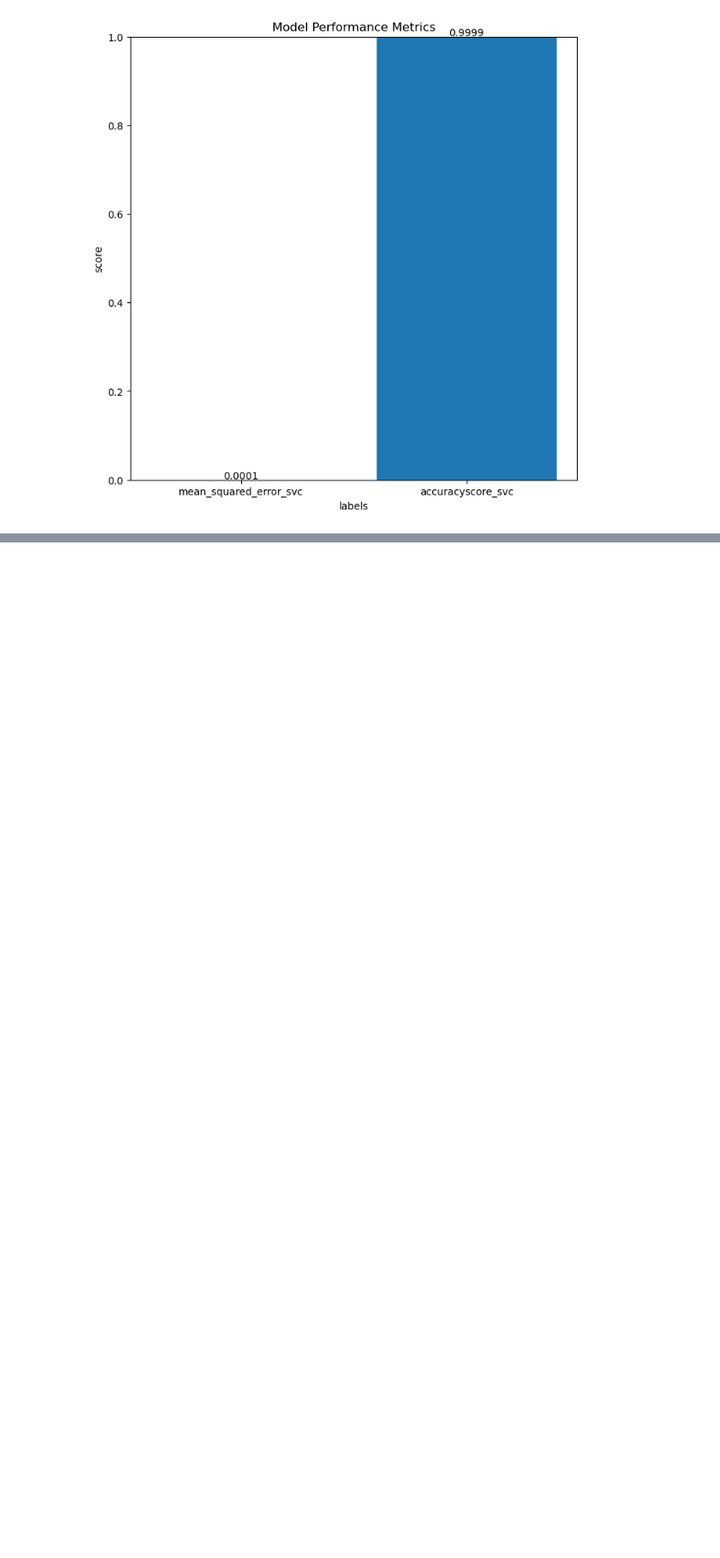
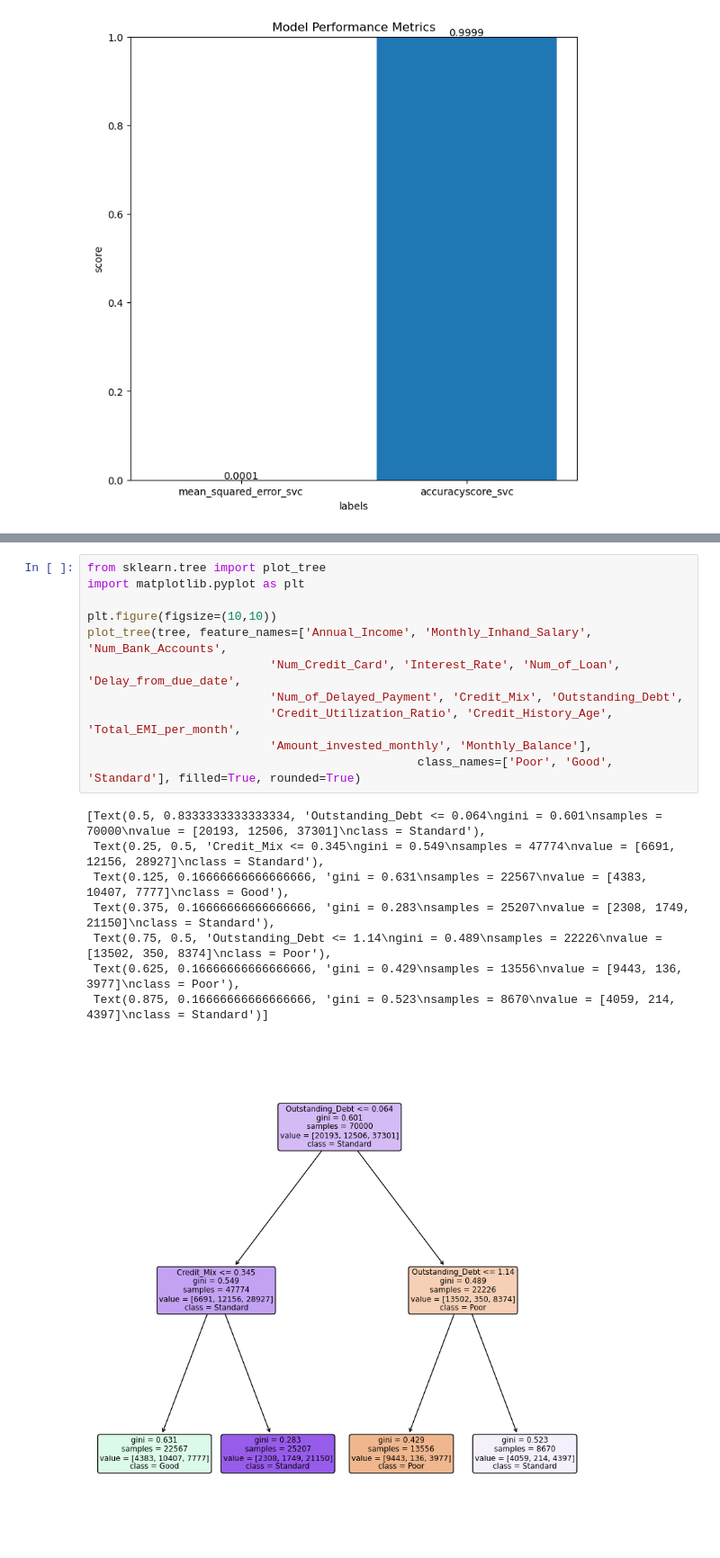
Before and after one commit to jagadabhijaswanth/Credit-Score-Classification-with-Machine-Learning, a Jupyter notebook: Credit-Score-Classification-with-Machine-Learning.ipynb, the cells around one changed output, grey strips where cells are left out. Shown at 90% size. Saved outputs shown, nothing was run; the diff lists cells and outputs as text; blank space fills up the shorter version.

```diff
--- a/Credit-Score-Classification-with-Machine-Learning.ipynb
+++ b/Credit-Score-Classification-with-Machine-Learning.ipynb
@@ -354,0 +428,20 @@ plt.show()
+# %%
+from sklearn.tree import plot_tree
+import matplotlib.pyplot as plt
+
+plt.figure(figsize=(10,10))
+plot_tree(tree, feature_names=['Annual_Income', 'Monthly_Inhand_Salary', 'Num_Bank_Accounts',
+                          'Num_Credit_Card', 'Interest_Rate', 'Num_of_Loan', 'Delay_from_due_date',
+                          'Num_of_Delayed_Payment', 'Credit_Mix', 'Outstanding_Debt',
+                          'Credit_Utilization_Ratio', 'Credit_History_Age', 'Total_EMI_per_month',
+                          'Amount_invested_monthly', 'Monthly_Balance'],
+                                               class_names=['Poor', 'Good', 'Standard'], filled=True, rounded=True)
+# %% [output]
+[Text(0.5, 0.8333333333333334, 'Outstanding_Debt <= 0.064\ngini = 0.601\nsamples = 70000\nvalue = [20193, 12506, 37301]\nclass = Standard'),
+ Text(0.25, 0.5, 'Credit_Mix <= 0.345\ngini = 0.549\nsamples = 47774\nvalue = [6691, 12156, 28927]\nclass = Standard'),
+ Text(0.125, 0.16666666666666666, 'gini = 0.631\nsamples = 22567\nvalue = [4383, 10407, 7777]\nclass = Good'),
+ Text(0.375, 0.16666666666666666, 'gini = 0.283\nsamples = 25207\nvalue = [2308, 1749, 21150]\nclass = Standard'),
+ Text(0.75, 0.5, 'Outstanding_Debt <= 1.14\ngini = 0.489\nsamples = 22226\nvalue = [13502, 350, 8374]\nclass = Poor'),
+ Text(0.625, 0.16666666666666666, 'gini = 0.429\nsamples = 13556\nvalue = [9443, 136, 3977]\nclass = Poor'),
+ Text(0.875, 0.16666666666666666, 'gini = 0.523\nsamples = 8670\nvalue = [4059, 214, 4397]\nclass = Standard')]
+[figure, added]
```
Also changed, not shown: parts of 6 cells of this notebook, 1 other file.
